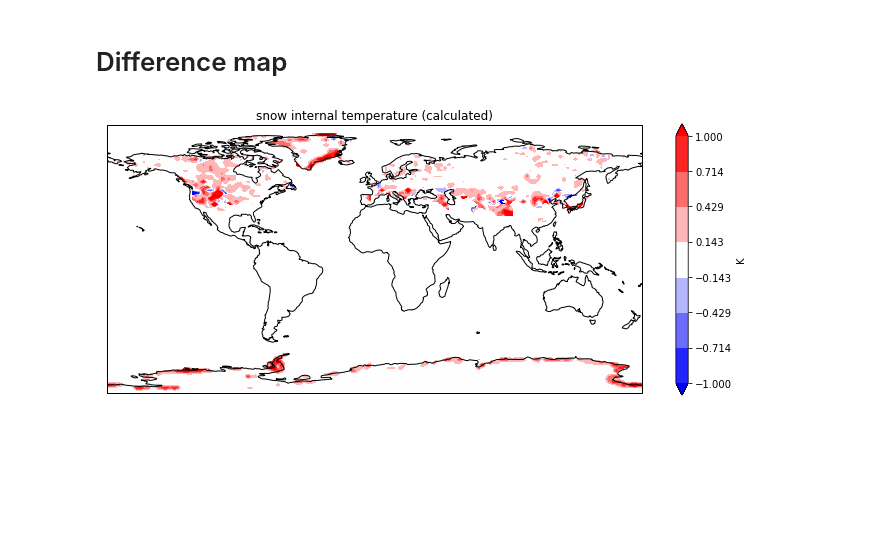
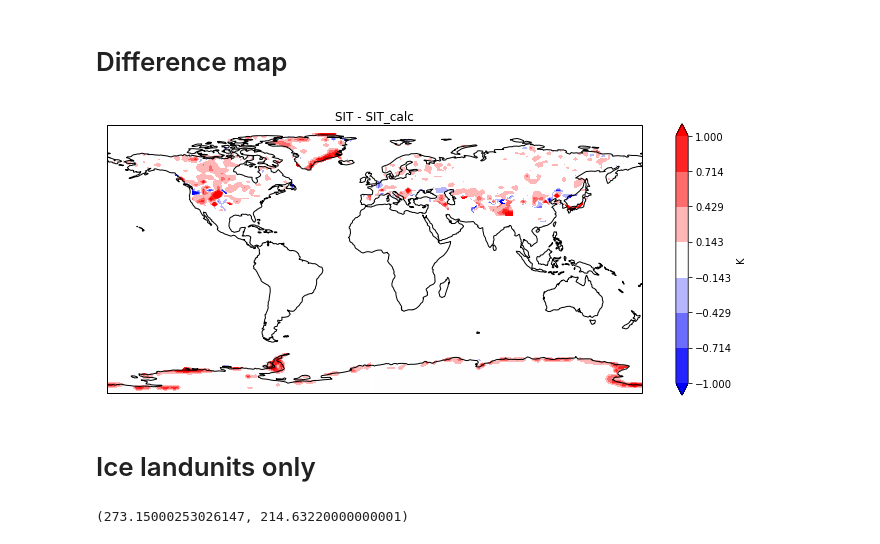
Before and after one commit to lvankampenhout/Jupyter_notebooks, a Jupyter notebook: Snow internal temperature in CLM.ipynb, the cells around one changed output. Saved outputs shown, nothing was run; the diff lists cells and outputs as text; code cells hidden in the pictures; blank space fills up the shorter version.

```diff
--- a/Snow internal temperature in CLM.ipynb
+++ b/Snow internal temperature in CLM.ipynb
@@ -12,7 +12,8 @@ ds = xr.open_dataset(os.path.join('test.clm2.h0.0001-02.nc'))
 # %% [markdown]
 # internal snow temperature (CLM)
 # %%
-nom = ds.variables["TSNO_MUL_MASS"].values
+nom = ds.variables["SNOTXMASS"].values
+#denom = ds.variables["H2OSNO"].values
 denom = ds.variables["SNOWICE"].values + ds.variables["SNOWLIQ"].values
 
 internal_temp = nom / denom
@@ -46,17 +47,16 @@ mass_liq = ds.variables["SNO_LIQH2O"].values
 exist = ds.variables["SNO_EXISTENCE"].values
 temp = ds.variables["SNO_T"].values
 tfrz = 273.15
-mass = mas
+mass = mass_ice + mass_liq
 
 mass = np.ma.masked_invalid(mass)
 exist = np.ma.masked_invalid(exist)
 temp = np.ma.masked_invalid(temp)
 
-nom = np.sum(mass_ice * exist * temp + mass_liq * exist * tfrz, axis=1)
-denom = np.sum(mass * exist, axis=1)
+nom2 = np.sum(mass_ice * exist * temp + mass_liq * exist * tfrz, axis=1)
+denom2 = np.sum(mass * exist, axis=1)
 
-internal_temp2 = nom/denom
-#internal_temp2 = np.ma.masked_invalid(internal_temp2)
+internal_temp2 = nom2/denom2
 # %%
 myproj = ccrs.PlateCarree()
 lon2d, lat2d = np.meshgrid(ds['lon'], ds['lat'])
@@ -78,17 +78,29 @@ fig.savefig('python_sit2.png',dpi=300)
 # %%
 myproj = ccrs.PlateCarree()
 lon2d, lat2d = np.meshgrid(ds['lon'], ds['lat'])
 fig, ax = plt.subplots(1, figsize=(12,5),subplot_kw={'projection': myproj})
 
 cf = ax.contourf(lon2d, lat2d, internal_temp[0]-internal_temp2[0],
         transform = myproj, levels=np.linspace(-1, 1 ,8),
         cmap='bwr',
         extend='both')
 cb = fig.colorbar(cf,ax=ax,label='K')
 
 ax.coastlines()
-ax.set_title('snow internal temperature (calculated)')
+ax.set_title('SIT - SIT_calc')
 ax.set_global()
-fig.savefig('python_diff.png',dpi=300)
+fig.savefig('python_SIT_diff.png',dpi=300)
 # %% [output]
-[figure, old version]
+[figure, new version]
+# %% [markdown]
+# Ice landunits only
+# %%
+nom3 = ds.variables["SNOTXMASS_ICE"].values
+#denom = ds.variables["H2OSNO"].values
+denom3 = ds.variables["SNOWICE_ICE"].values + ds.variables["SNOWLIQ_ICE"].values
+
+SIT_ice = nom3 / denom3
+SIT_ice = np.ma.masked_invalid(SIT_ice)
+SIT_ice.max(), SIT_ice.min()
+# %% [output]
+(273.15000253026147, 214.63220000000001)
```
Also changed, not shown: parts of 3 cells of this notebook.
